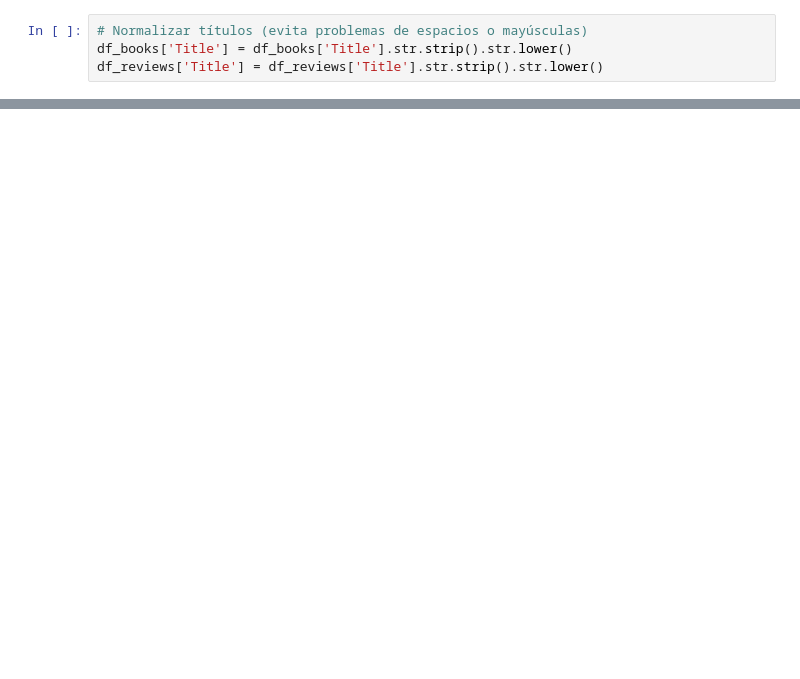
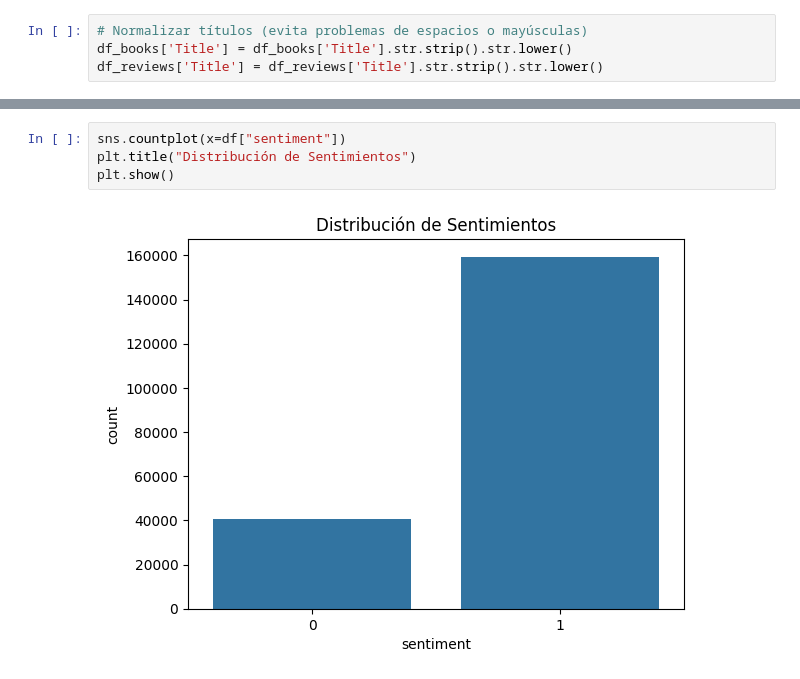
Before and after one commit to guillemostafa/data, a Jupyter notebook: Final_DS3_I.ipynb, the cells around one changed output, grey strips where cells are left out. Drawn from its saved outputs; the diff is of its cells as text; blank space fills up the shorter version.

```diff
--- a/Final_DS3_I.ipynb
+++ b/Final_DS3_I.ipynb
@@ -110,0 +624,6 @@ gc.collect()
+# %%
+sns.countplot(x=df["sentiment"])
+plt.title("Distribución de Sentimientos")
+plt.show()
+# %% [output]
+[figure, added]
```
Also changed, not shown: parts of 49 cells of this notebook.
